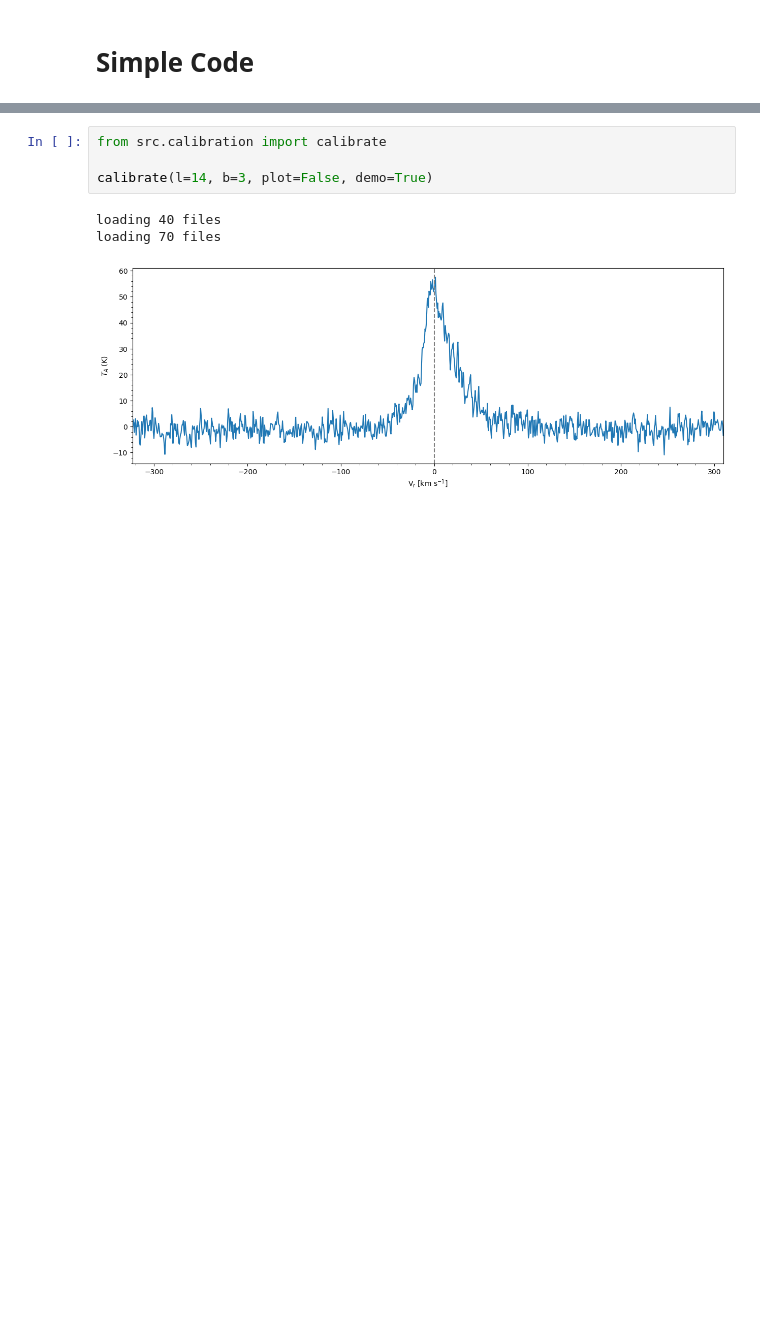
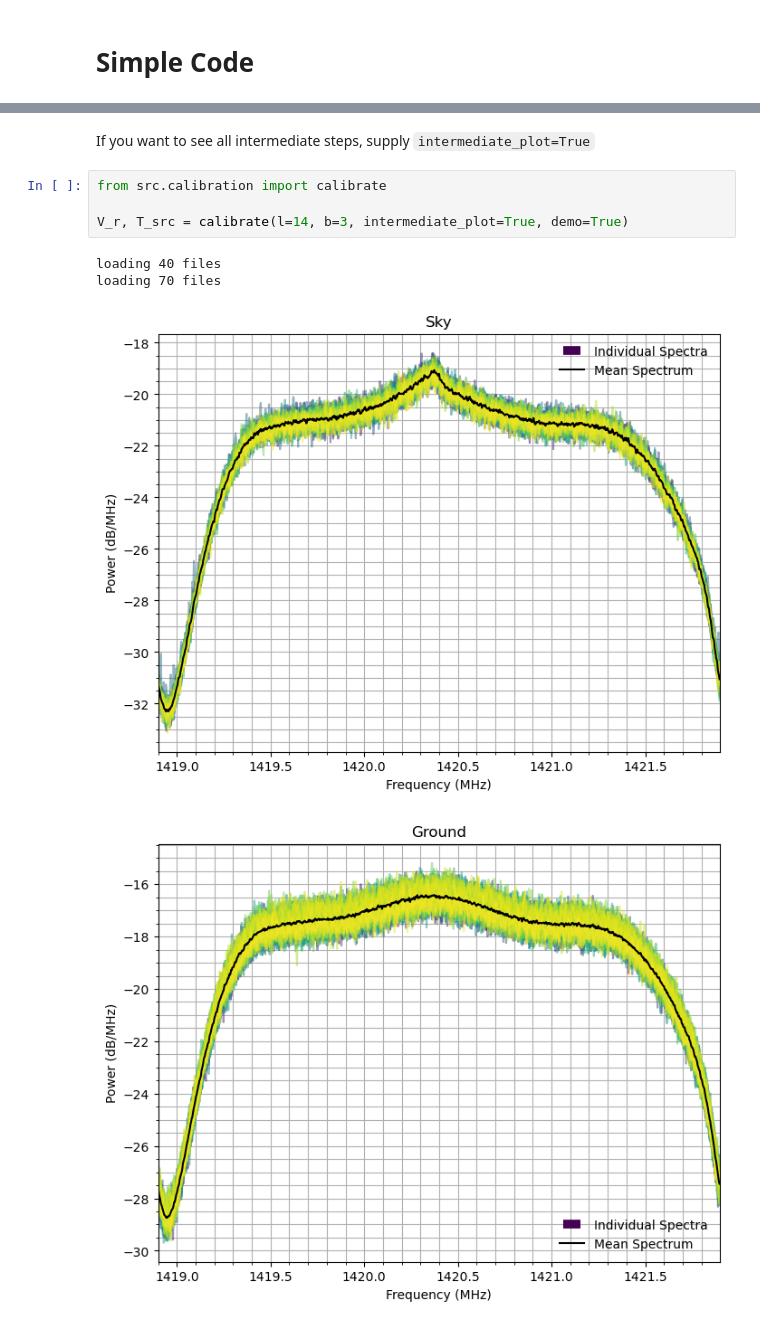
Before and after one commit to renormalization2/snu_astro_camp_2025, a Jupyter notebook: data_reduction_demo.ipynb, the cells around one changed output, grey strips where cells are left out. Saved outputs shown, nothing was run; the diff lists cells and outputs as text; blank space fills up the shorter version.

```diff
--- a/data_reduction_demo.ipynb
+++ b/data_reduction_demo.ipynb
@@ -200,8 +199,11 @@ loading 70 files
+# %% [markdown]
+If you want to see all intermediate steps, supply `intermediate_plot=True`
 # %%
 from src.calibration import calibrate
 
-calibrate(l=14, b=3, plot=False, demo=True)
+V_r, T_src = calibrate(l=14, b=3, intermediate_plot=True, demo=True)
 # %% [output]
 loading 40 files
 loading 70 files
-[figure, old version]
+[figure, new version]
+[figure, added]
```
Also changed, not shown: parts of 8 cells of this notebook, 3 other files.
